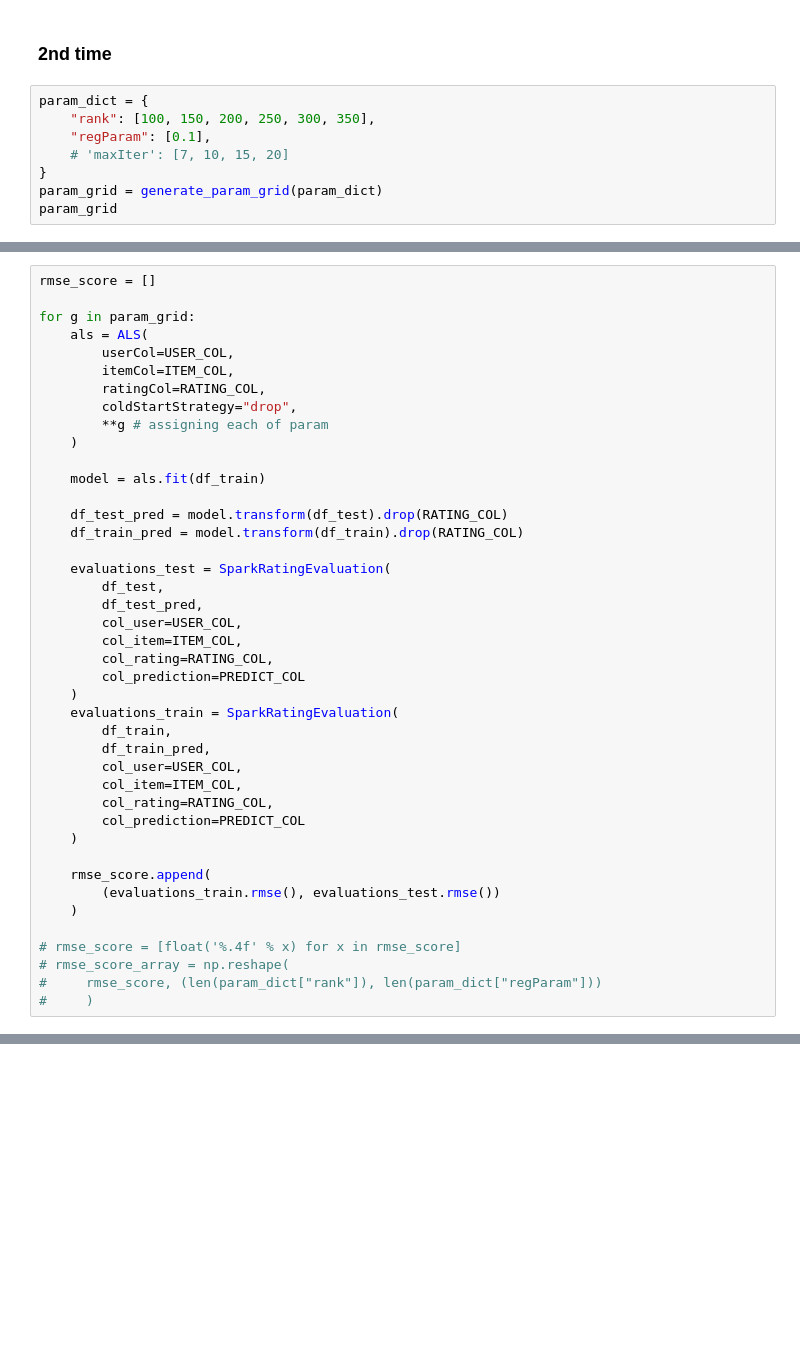
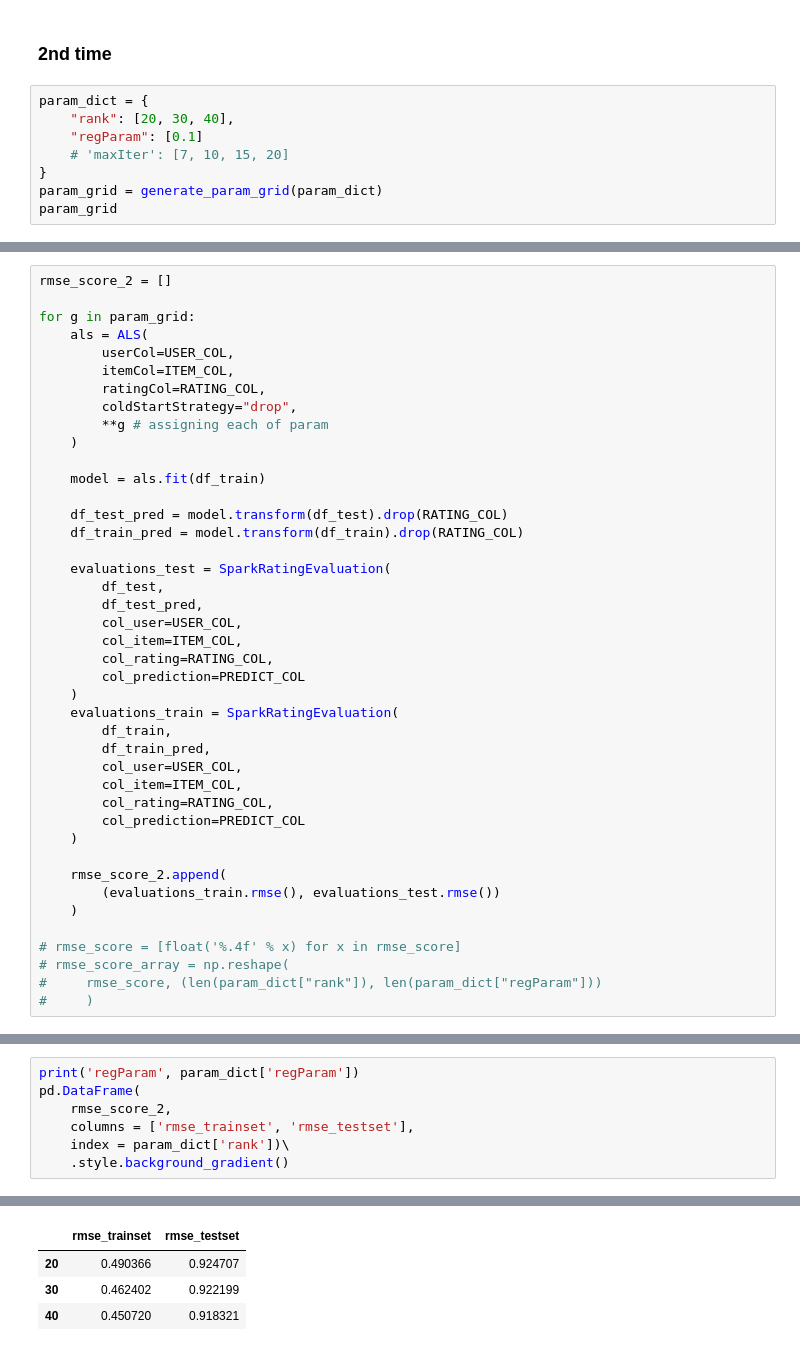
Before and after one commit to tamtridung/rec_sys, a Jupyter notebook: als/als_rec_sys.ipynb, the cells around one changed output, grey strips where cells are left out. Drawn from its saved outputs; the diff is of its cells as text; blank space fills up the shorter version.

```diff
--- a/als/als_rec_sys.ipynb
+++ b/als/als_rec_sys.ipynb
@@ -438,8 +425,8 @@ with rank 20 and reg is 0.1 is the best one, let's try again
 ### 2nd time
 # %%
 param_dict = {
-    "rank": [100, 150, 200, 250, 300, 350],
-    "regParam": [0.1],
+    "rank": [20, 30, 40],
+    "regParam": [0.1]
     # 'maxIter': [7, 10, 15, 20]
 }
 param_grid = generate_param_grid(param_dict)
@@ -454,5 +438,5 @@ param_grid
 # %%
-rmse_score = []
+rmse_score_2 = []
 
 for g in param_grid:
     als = ALS(
@@ -485,7 +469,7 @@ for g in param_grid:
         col_prediction=PREDICT_COL
     )
 
-    rmse_score.append(
+    rmse_score_2.append(
         (evaluations_train.rmse(), evaluations_test.rmse())
     )
 
@@ -522,0 +486,8 @@ sns.heatmap(rmse_df, cbar=False, annot=True, fmt=".4g")
+# %%
+print('regParam', param_dict['regParam'])
+pd.DataFrame(
+    rmse_score_2,
+    columns = ['rmse_trainset', 'rmse_testset'],
+    index = param_dict['rank'])\
+    .style.background_gradient()
+# %% [output]
@@ -522,0 +495,4 @@ sns.heatmap(rmse_df, cbar=False, annot=True, fmt=".4g")
+|  | rmse_trainset | rmse_testset |
+| 20 | 0.490366 | 0.924707 |
+| 30 | 0.462402 | 0.922199 |
+| 40 | 0.450720 | 0.918321 |
```
Also changed, not shown: parts of 46 cells of this notebook, 2 other files.
